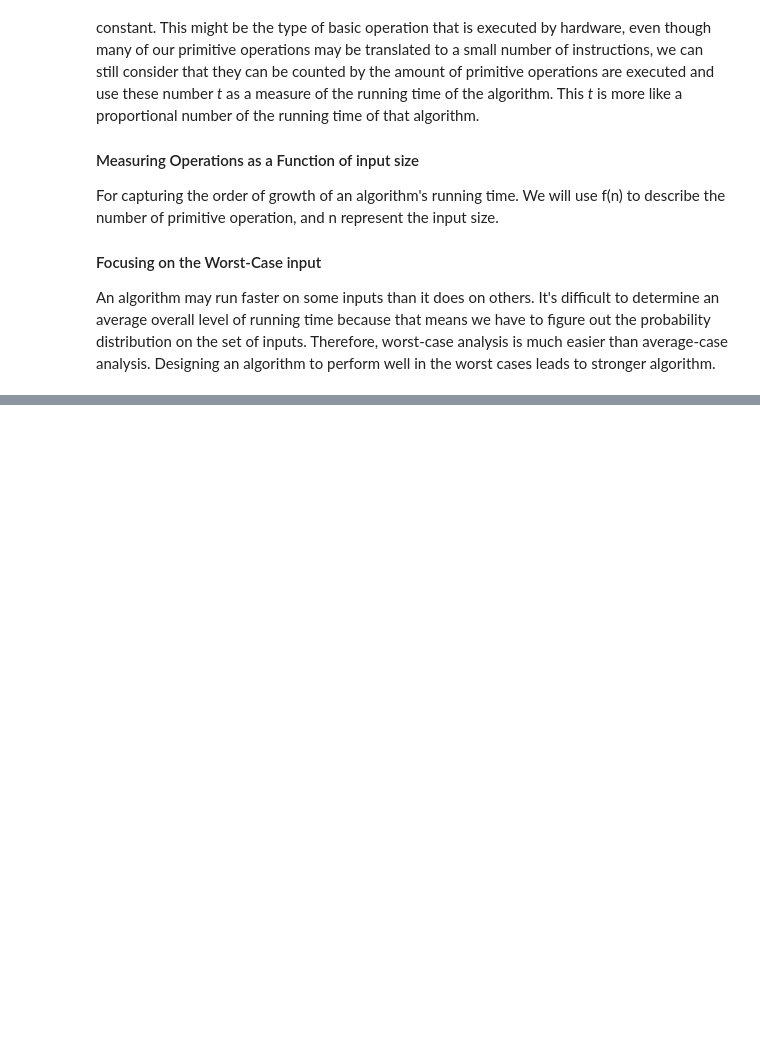
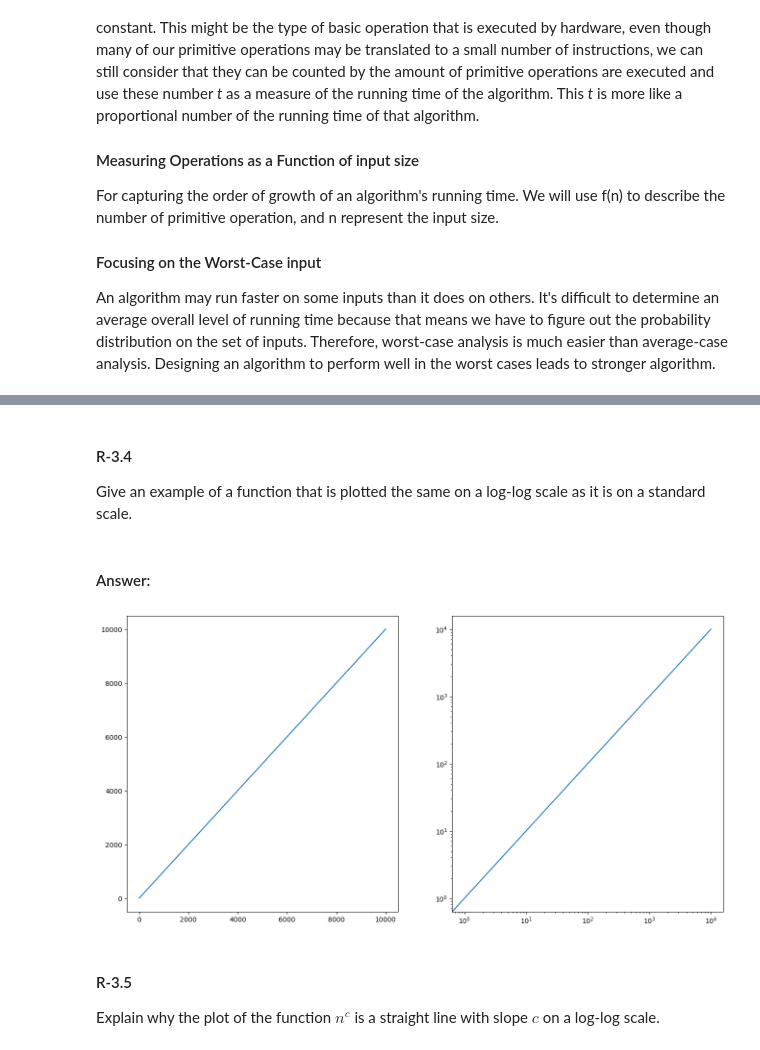
Before and after one commit to yummiko/DSA_Learning_Project, a Jupyter notebook: Chapter_3_Algorithm_Analysis/Chapter_3.ipynb, the cells around one changed output, grey strips where cells are left out. Drawn from its saved outputs; the diff is of its cells as text; code cells hidden in the pictures; blank space fills up the shorter version.

```diff
--- a/Chapter_3_Algorithm_Analysis/Chapter_3.ipynb
+++ b/Chapter_3_Algorithm_Analysis/Chapter_3.ipynb
@@ -212,0 +375,32 @@ such that = $c'g(n) \le f(n) \le c''g(n)$, for $n\ge n_0$
+# %% [markdown]
+
+#### R-3.4
+Give an example of a function that is plotted the same on a log-log scale as it is on a standard scale.
+# %% [markdown]
+#### Answer:
+# %%
+func3_4 = lambda x: x
+n = np.arange(0,10001)
+
+def plot_two_scale(narange, func):
+    plt.figure(figsize=(16,8))
+
+    #First plot with standard scale
+    plt.subplot(121)
+    plt.plot(narange, func(n))
+
+    #Second plot with log-log scale
+    plt.subplot(122)
+    plt.xscale('log')
+    plt.yscale('log')
+    plt.plot(narange, func(n))
+
+    plt.show()
+
+plot_two_scale(n, func3_4)
+# %% [output]
+[figure, added]
+# %% [markdown]
+
+#### R-3.5
+Explain why the plot of the function $n^c$ is a straight line with slope $c$ on a log-log scale.
```
Also changed, not shown: parts of 108 cells of this notebook, 2 other files.
